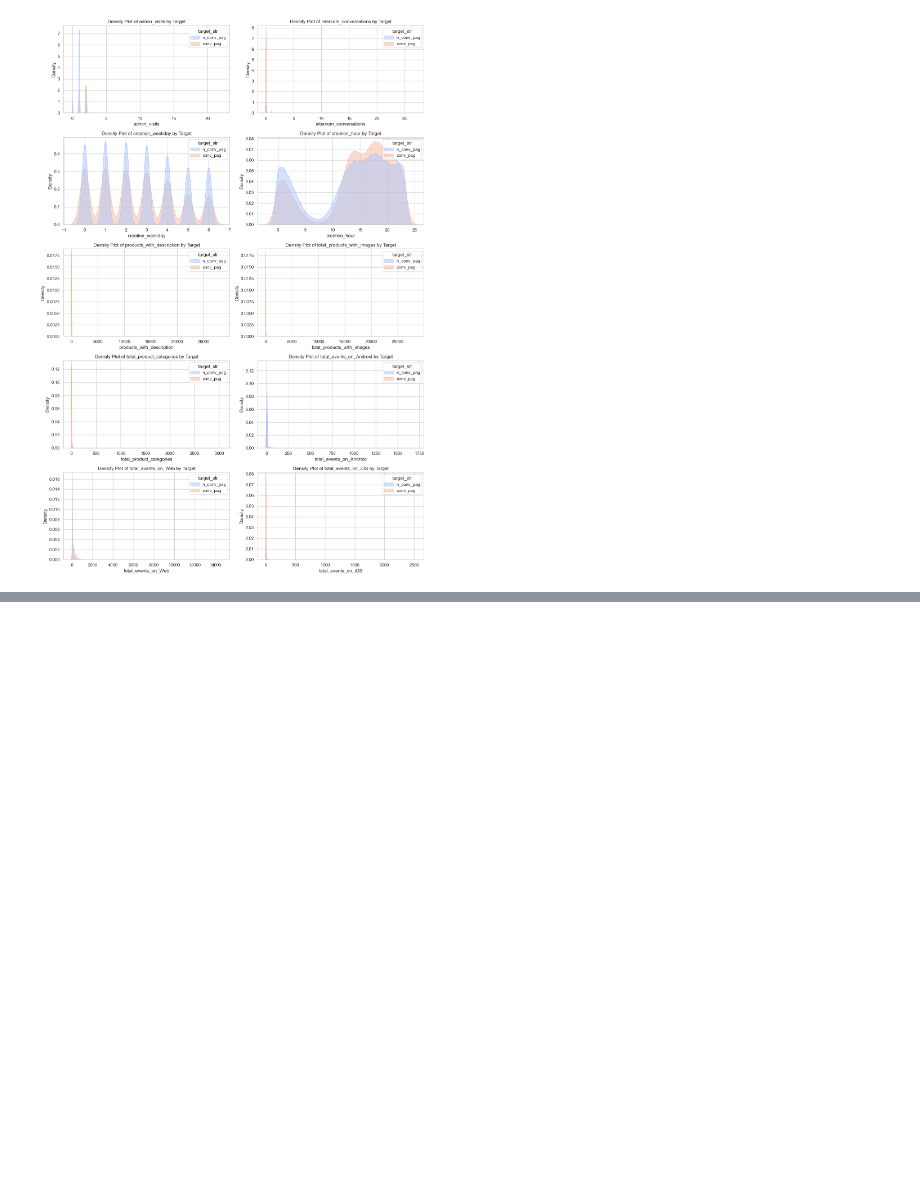
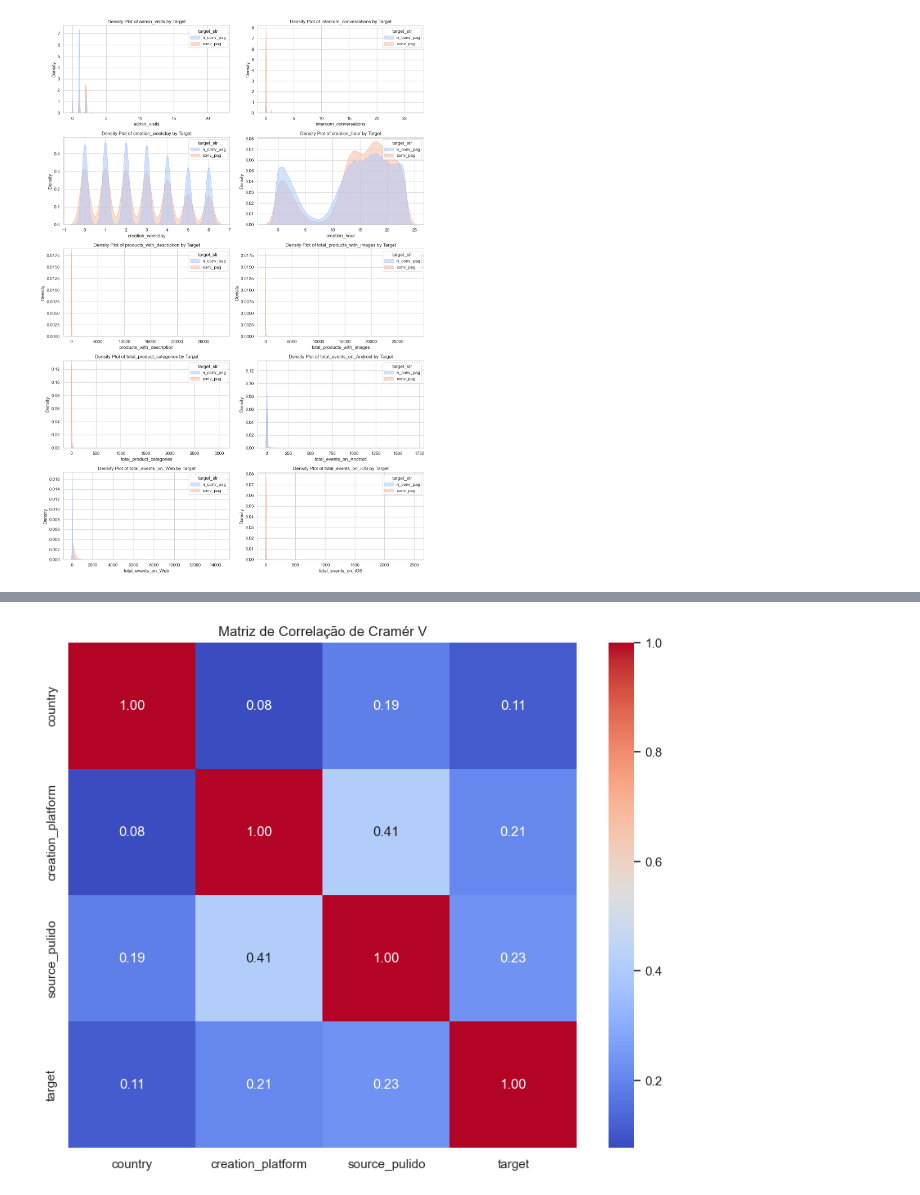
Before and after one commit to muriloms/nuvemshop-prediccion-ql, a Jupyter notebook: codes/notebook/02_DataExplore.ipynb, the cells around one changed output, grey strips where cells are left out. Cells and saved outputs as stored; diff of their text form; code cells hidden in the pictures; blank space fills up the shorter version.

```diff
--- a/codes/notebook/02_DataExploreAnalysis.ipynb
+++ b/codes/notebook/02_DataExplore.ipynb
@@ -188,0 +242,40 @@ plt.show()
+# %%
+
+# Função para calcular a Correlação de Cramér V
+def cramers_v(x, y):
+    confusion_matrix = pd.crosstab(x, y)
+    chi2 = chi2_contingency(confusion_matrix)[0]
+    n = confusion_matrix.sum().sum()
+    phi2 = chi2 / n
+    r, k = confusion_matrix.shape
+    phi2_corr = max(0, phi2 - ((k-1)*(r-1))/(n-1))
+    r_corr = r - ((r-1)**2)/(n-1)
+    k_corr = k - ((k-1)**2)/(n-1)
+    return np.sqrt(phi2_corr / min((k_corr-1), (r_corr-1)))
+
+# Função para criar a matriz de correlação
+def categorical_correlation_matrix(df):
+    columns = df.select_dtypes(include=['category', 'object']).columns
+    corr_matrix = pd.DataFrame(index=columns, columns=columns, dtype=float)
+    for col1 in columns:
+        for col2 in columns:
+            if col1 == col2:
+                corr_matrix.loc[col1, col2] = 1.0
+            else:
+                corr_matrix.loc[col1, col2] = cramers_v(df[col1], df[col2])
+    return corr_matrix
+# %%
+# Convertendo todas as colunas categóricas para tipo 'category' para garantir consistência
+for col in df_cat.columns:
+    df_cat[col] = df_cat[col].astype('category')
+
+# Calculando a matriz de correlação
+correlation_matrix = categorical_correlation_matrix(df_cat)
+
+# Visualização da matriz de correlação
+plt.figure(figsize=(10, 8))
+sns.heatmap(correlation_matrix, annot=True, fmt=".2f", cmap='coolwarm')
+plt.title('Matriz de Correlação de Cramér V')
+plt.show()
+# %% [output]
+[figure, added]
```
Also changed, not shown: parts of 12 cells of this notebook, 15 other files.
